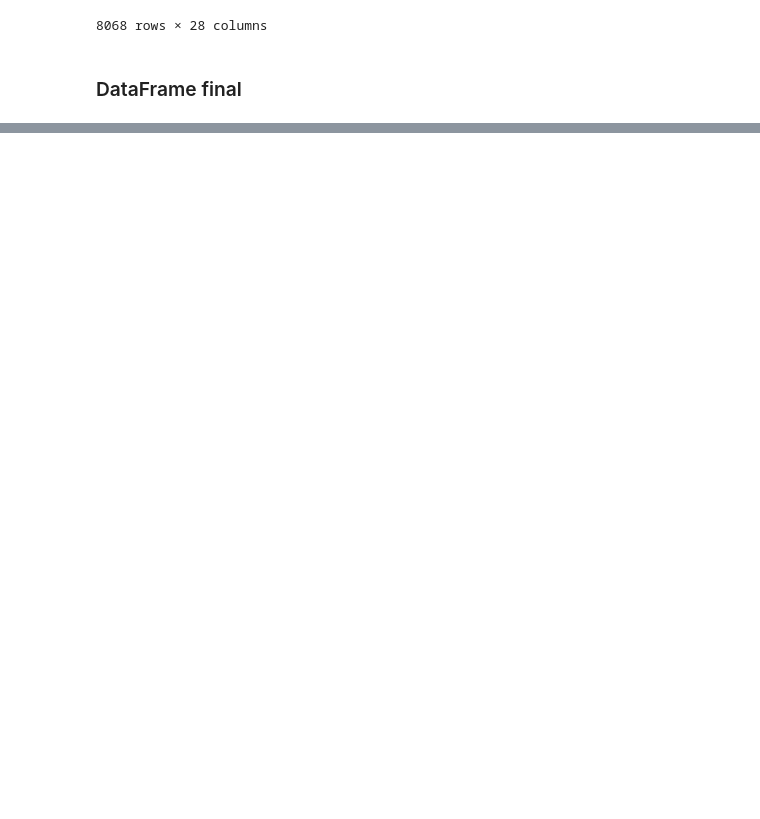
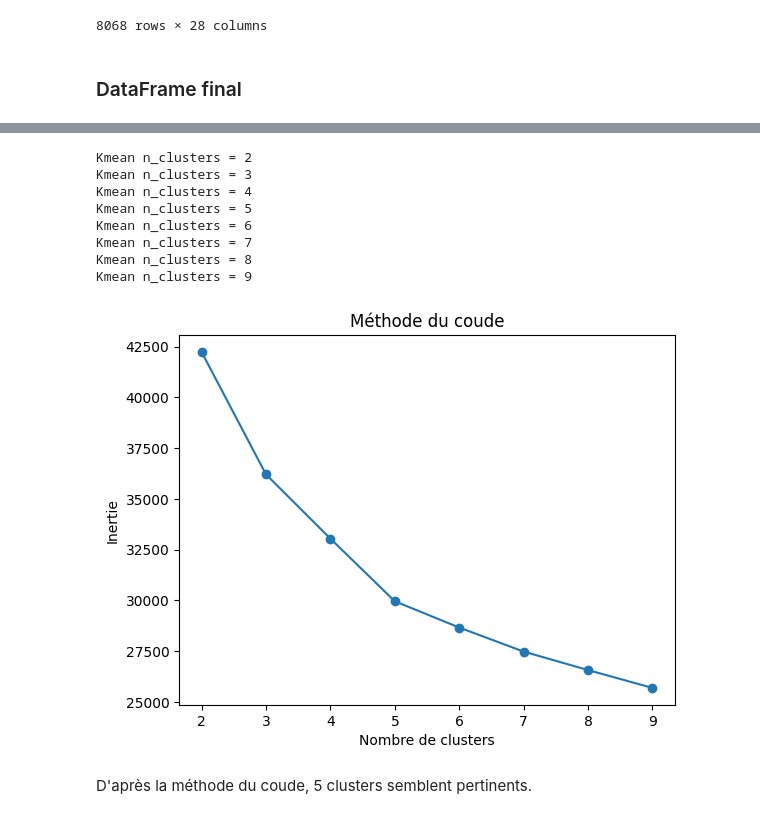
Before and after one commit to anthonybnl/projet-datascience, a Jupyter notebook: notebook-eda-models.ipynb, the cells around one changed output, grey strips where cells are left out. Drawn from its saved outputs; the diff is of its cells as text; code cells hidden in the pictures; blank space fills up the shorter version.

```diff
--- a/notebook-eda-models.ipynb
+++ b/notebook-eda-models.ipynb
@@ -406,7 +406,7 @@ df_features
 # %% [markdown]
 ### DataFrame final
 # %%
-df_final = pd.concat([df_features, y])
+df_final = pd.concat([df_features, y], axis=1)
 df_final
 # %% [output]
 |  | age | work_experience | family_size | gender_Female | gender_Male | ever_married_No | ever_married_Yes | ... |
@@ -424,0 +433,4 @@ df_final
+# %%
+df_features_only = df_final.drop(columns="segmentation")
+
+df_features_only
@@ -424,0 +451,28 @@ df_final
+# %%
+# nous allons appliquer la méthode du coude, pour trouver le nombre de cluster optimal (celui qui réduit l'intertie sans avoir un nombre trop élevé de clusters)
+
+n_clusters_range = list(range(2, 10))
+inertias = []
+for k in n_clusters_range:
+    print(f"Kmean n_clusters = {k}")
+    kmeans = KMeans(n_clusters=k, random_state=42, n_init=10)
+    kmeans.fit(df_features_only)
+    inertias.append(kmeans.inertia_)
+
+plt.plot(n_clusters_range, inertias, marker="o")
+plt.title("Méthode du coude")
+plt.xlabel("Nombre de clusters")
+plt.ylabel("Inertie")
+plt.show()
+# %% [output]
+Kmean n_clusters = 2
+Kmean n_clusters = 3
+Kmean n_clusters = 4
+Kmean n_clusters = 5
+Kmean n_clusters = 6
+Kmean n_clusters = 7
+Kmean n_clusters = 8
+Kmean n_clusters = 9
+[figure, added]
+# %% [markdown]
+D'après la méthode du coude, 5 clusters semblent pertinents.
```
Also changed, not shown: parts of 17 cells of this notebook, 1 other file.
